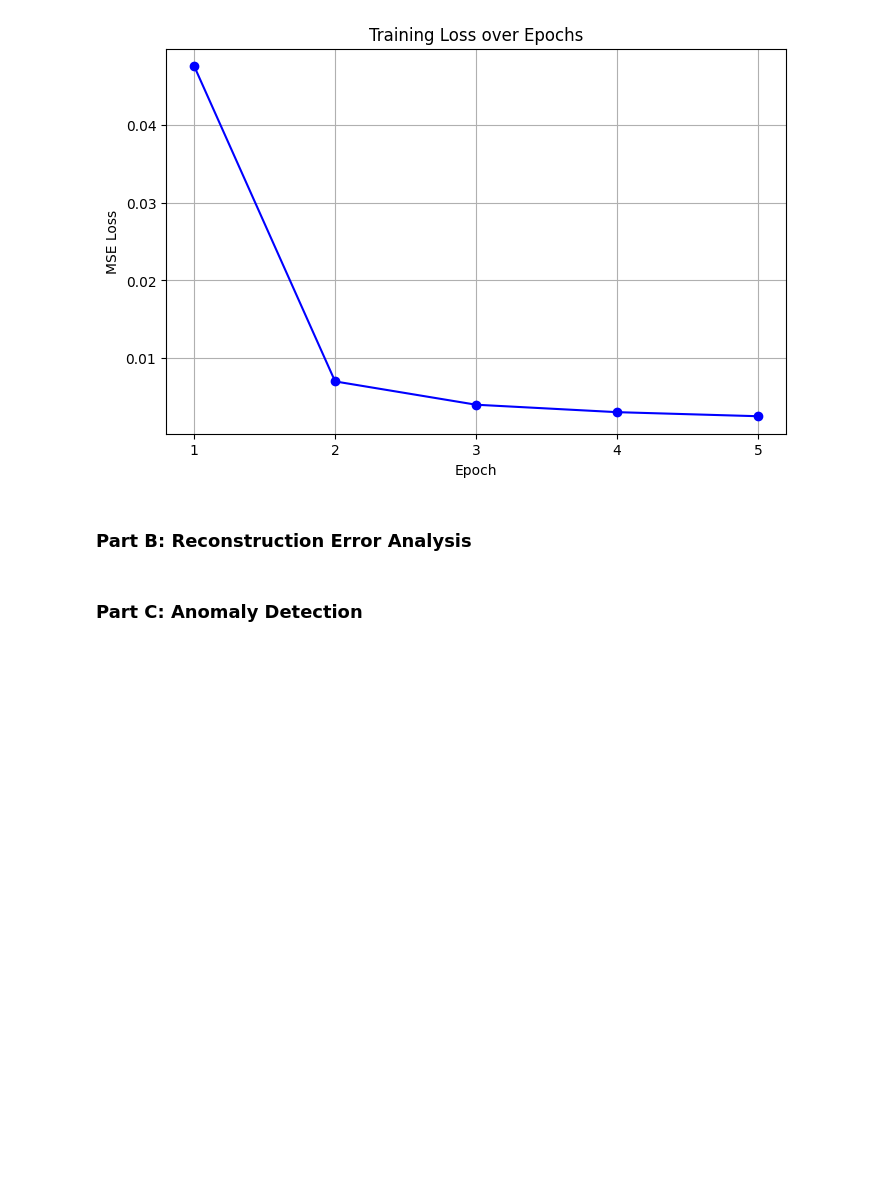
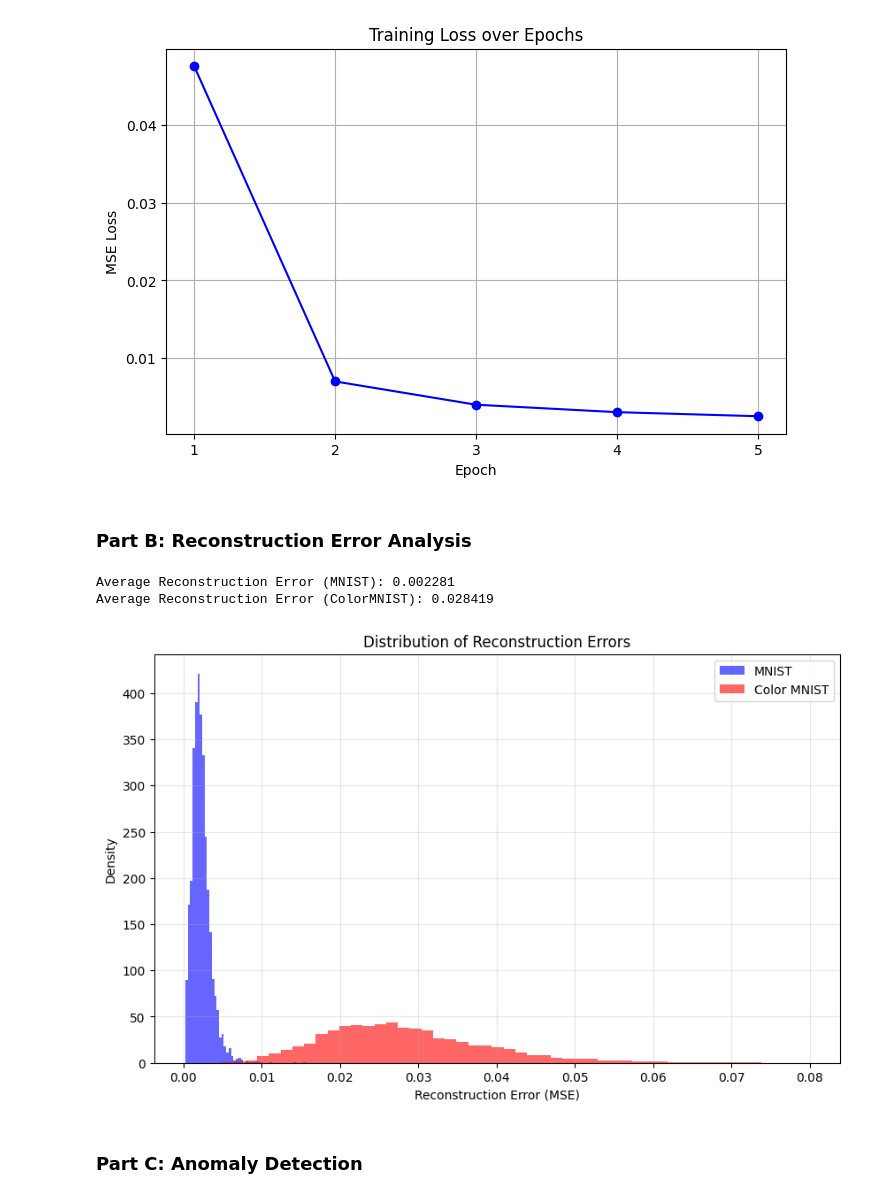
Before and after one commit to issarmank/cs-4452-assignment3-anomaly-detection, a Jupyter notebook: issar.ipynb, the cells around one changed output. Saved outputs shown, nothing was run; the diff lists cells and outputs as text; code cells hidden in the pictures; blank space fills up the shorter version.

Commit message:
recontruction error found between MNIST and ColorMNIST images and plot created

```diff
--- a/issar.ipynb
+++ b/issar.ipynb
@@ -164,6 +160,47 @@ Epoch [5/5], Loss: 0.0025
 [figure]
 # %% [markdown]
 ### Part B: Reconstruction Error Analysis
+# %%
+
+test_loader_mnist = DataLoader(test_mnist, batch_size=256, shuffle=False)
+test_color_mnist = ColorMNIST(root="./data", train=False, download=True, transform=True)
+test_loader_color = DataLoader(test_color_mnist, batch_size=256, shuffle=False)
+
+def evaluate_reconstruction_errors(model, dataloader, repeat_channels=False):
+    model.eval()
+    all_errors = []
+    with torch.no_grad():
+        for images, _ in dataloader:
+            if repeat_channels:
+                images = images.repeat(1, 3, 1, 1)
+            images = images.to(device)
+            reconstructed = model(images)
+            mse_per_image = torch.mean((images - reconstructed) ** 2, dim=[1, 2, 3])
+            all_errors.extend(mse_per_image.cpu().numpy())
+    return np.array(all_errors)
+
+mnist_errors = evaluate_reconstruction_errors(ae_model, test_loader_mnist, repeat_channels=True)
+color_errors = evaluate_reconstruction_errors(ae_model, test_loader_color, repeat_channels=False)
+
+avg_mnist_error = np.mean(mnist_errors)
+avg_color_error = np.mean(color_errors)
+
+print(f"Average Reconstruction Error (MNIST): {avg_mnist_error:.6f}")
+print(f"Average Reconstruction Error (ColorMNIST): {avg_color_error:.6f}")
+
+plt.figure(figsize=(10, 6))
+plt.hist(mnist_errors, bins=50, alpha=0.6, label='MNIST', color='blue', density=True)
+plt.hist(color_errors, bins=50, alpha=0.6, label='Color MNIST', color='red', density=True)
+plt.title('Distribution of Reconstruction Errors')
+plt.xlabel('Reconstruction Error (MSE)')
+plt.ylabel('Density')
+plt.legend(loc='upper right')
+plt.grid(alpha=0.3)
+plt.show()
+# %% [output]
+Average Reconstruction Error (MNIST): 0.002281
+Average Reconstruction Error (ColorMNIST): 0.028419
+[figure, added]
 # %% [markdown]
 ### Part C: Anomaly Detection
 # %% [markdown]
```
Also changed, not shown: parts of 4 cells of this notebook.
